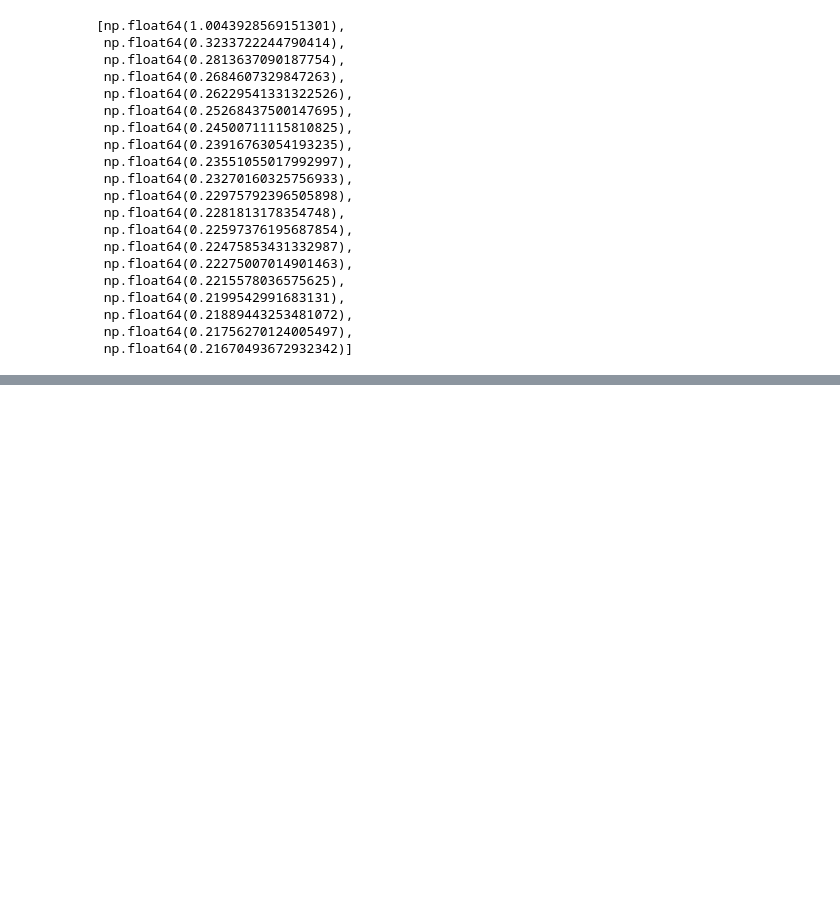
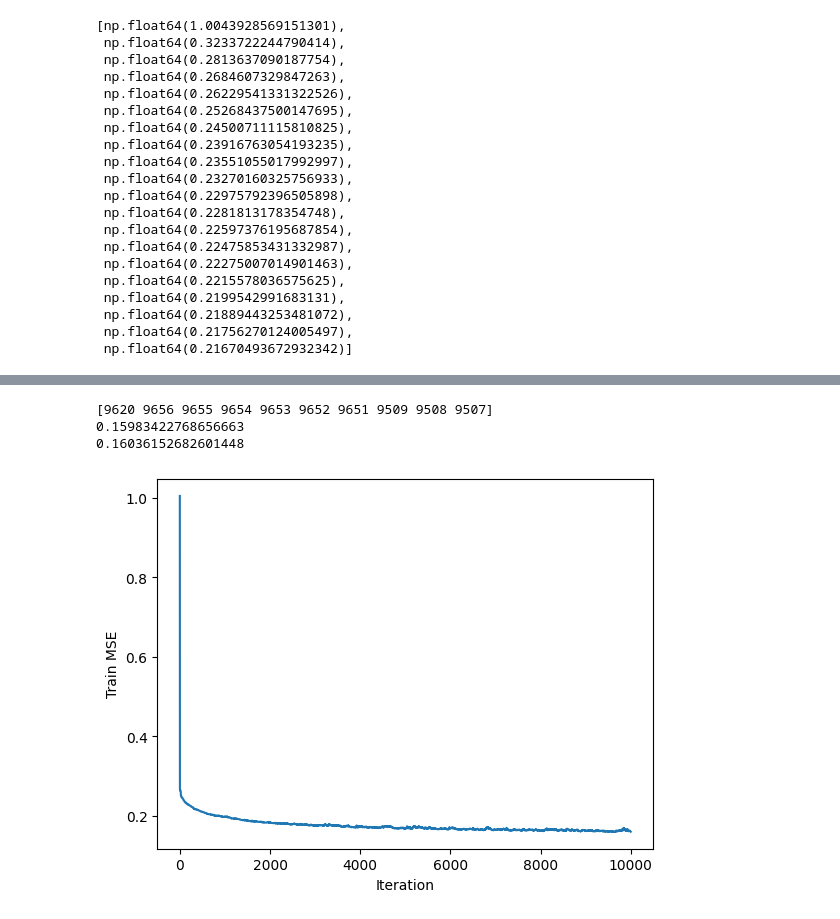
Before and after one commit to denysstar17/close-form-ReLU, a Jupyter notebook: close_form_nn.ipynb, the cells around one changed output, grey strips where cells are left out. Drawn from its saved outputs; the diff is of its cells as text; code cells hidden in the pictures; blank space fills up the shorter version.

```diff
--- a/close_form_nn.ipynb
+++ b/close_form_nn.ipynb
@@ -269,0 +818,18 @@ train_mse_list[:20]
+# %%
+top_10_min_indexes = np.argsort(train_mse_list)[:10]
+print(top_10_min_indexes)
+print(train_mse_list[top_10_min_indexes[0]])
+print(train_mse_list[-1])
+
+
+import matplotlib.pyplot as plt
+
+plt.plot(train_mse_list)
+plt.xlabel("Iteration")
+plt.ylabel("Train MSE")
+plt.show()
+# %% [output]
+[9620 9656 9655 9654 9653 9652 9651 9509 9508 9507]
+0.15983422768656663
+0.16036152682601448
+[figure, added]
```
Also changed, not shown: parts of 20 cells of this notebook.
